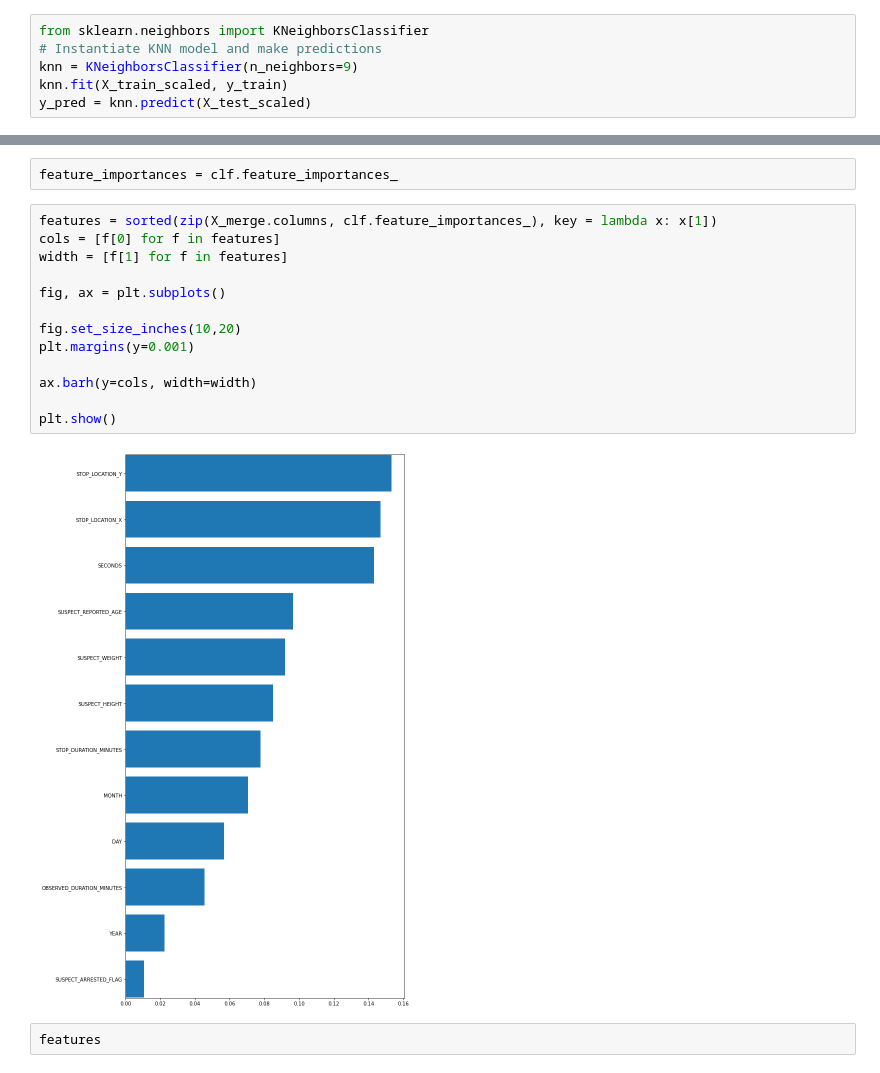
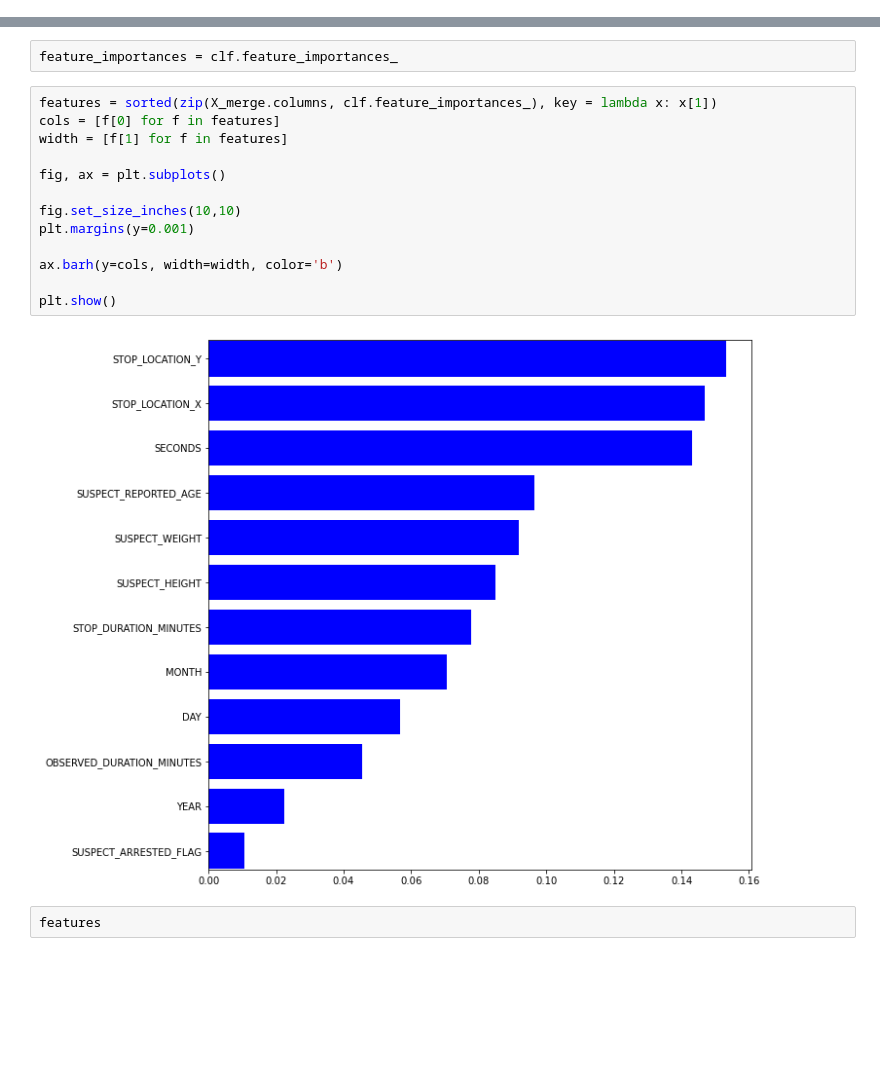
Before and after one commit to uzmabb182/data-detection-using-machine-learning, a Jupyter notebook: static/data_processing/sfq_summon_reduced_feartures.ipynb, the cells around one changed output, grey strips where cells are left out. Saved outputs shown, nothing was run; the diff lists cells and outputs as text; blank space fills up the shorter version.

```diff
--- a/static/data_processing/sfq_summon_reduced_feartures.ipynb
+++ b/static/data_processing/sfq_summon_reduced_feartures.ipynb
@@ -1300,6 +1297,0 @@ array([[35054,     2],
-# %%
-from sklearn.neighbors import KNeighborsClassifier
-# Instantiate KNN model and make predictions
-knn = KNeighborsClassifier(n_neighbors=9)
-knn.fit(X_train_scaled, y_train)
-y_pred = knn.predict(X_test_scaled)
@@ -1342,18 +1328,18 @@ feature_importances = clf.feature_importances_
 # %%
 features = sorted(zip(X_merge.columns, clf.feature_importances_), key = lambda x: x[1])
 cols = [f[0] for f in features]
 width = [f[1] for f in features]
 
 fig, ax = plt.subplots()
 
-fig.set_size_inches(10,20)
+fig.set_size_inches(10,10)
 plt.margins(y=0.001)
 
-ax.barh(y=cols, width=width)
+ax.barh(y=cols, width=width, color='b')
 
 plt.show()
 # %% [output]
-[figure, old version]
+[figure, new version]
 # %%
 features
 # %% [output]
```
Also changed, not shown: parts of 2 cells of this notebook, 12 other files.
